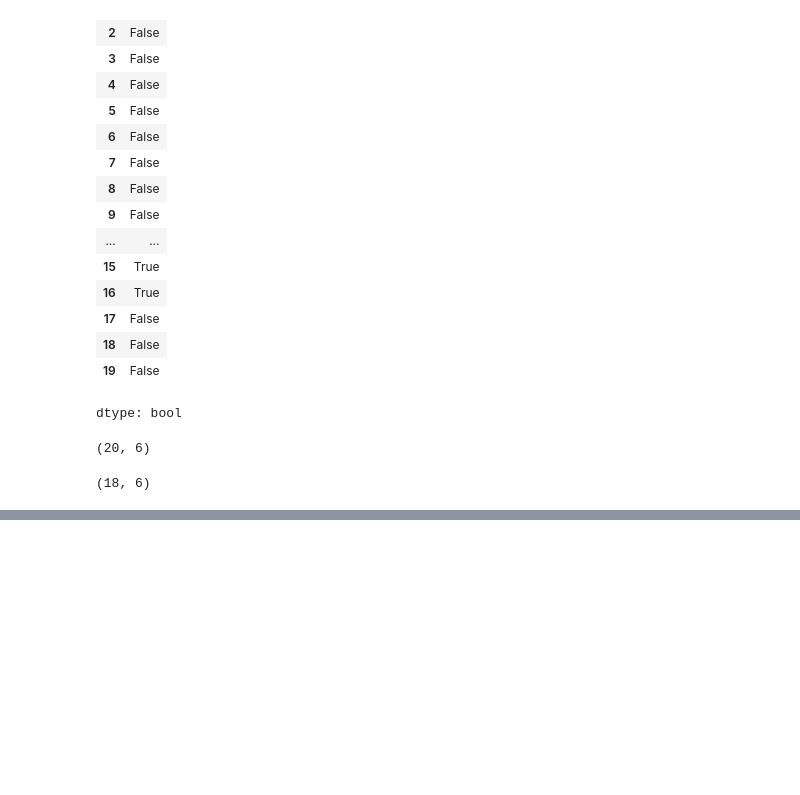
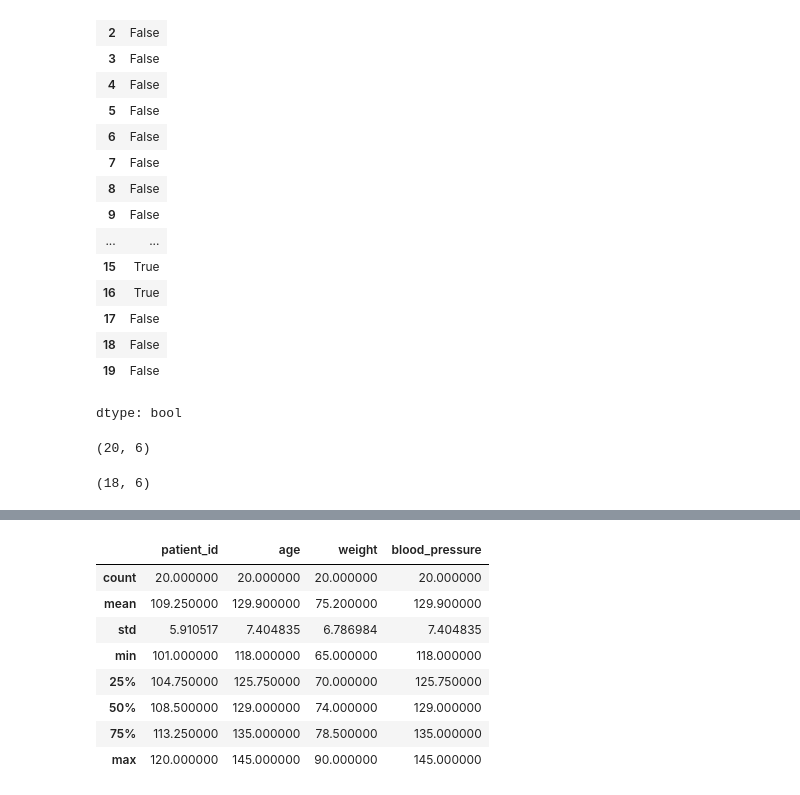
Before and after one commit to muditkumar14/aiml, a Jupyter notebook: Healthcare_Data_Cleaning.ipynb, the cells around one changed output, grey strips where cells are left out. Drawn from its saved outputs; the diff is of its cells as text; code cells hidden in the pictures; blank space fills up the shorter version.

```diff
--- a/Healthcare_Data_Cleaning.ipynb
+++ b/Healthcare_Data_Cleaning.ipynb
@@ -236,0 +255,12 @@ ch.shape
+# %%
+df_clean.describe()
+# %% [output]
+|  | patient_id | age | weight | blood_pressure |
+| count | 20.000000 | 20.000000 | 20.000000 | 20.000000 |
+| mean | 109.250000 | 129.900000 | 75.200000 | 129.900000 |
+| std | 5.910517 | 7.404835 | 6.786984 | 7.404835 |
+| min | 101.000000 | 118.000000 | 65.000000 | 118.000000 |
+| 25% | 104.750000 | 125.750000 | 70.000000 | 125.750000 |
+| 50% | 108.500000 | 129.000000 | 74.000000 | 129.000000 |
+| 75% | 113.250000 | 135.000000 | 78.500000 | 135.000000 |
+| max | 120.000000 | 145.000000 | 90.000000 | 145.000000 |
```
Also changed, not shown: parts of 6 cells of this notebook.
